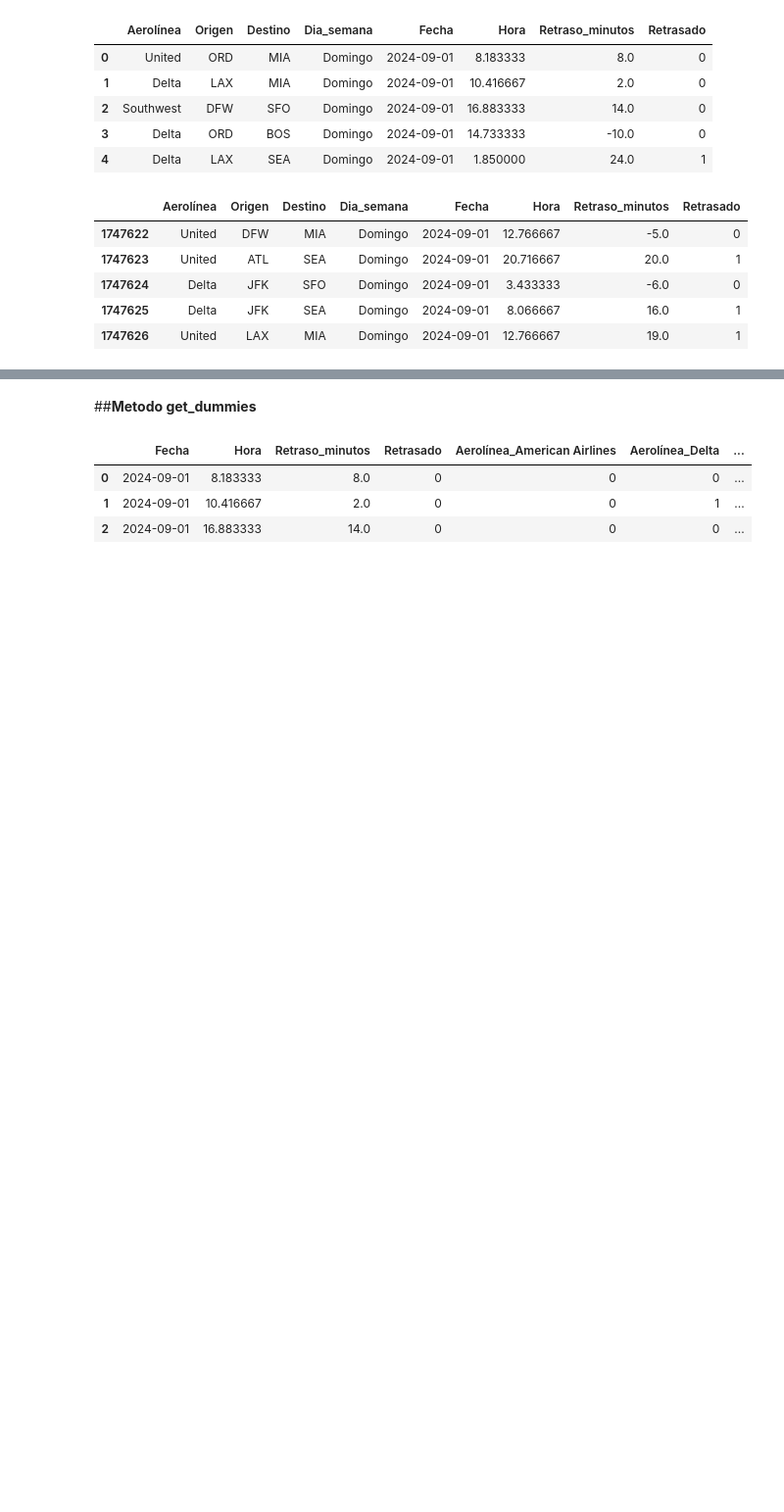
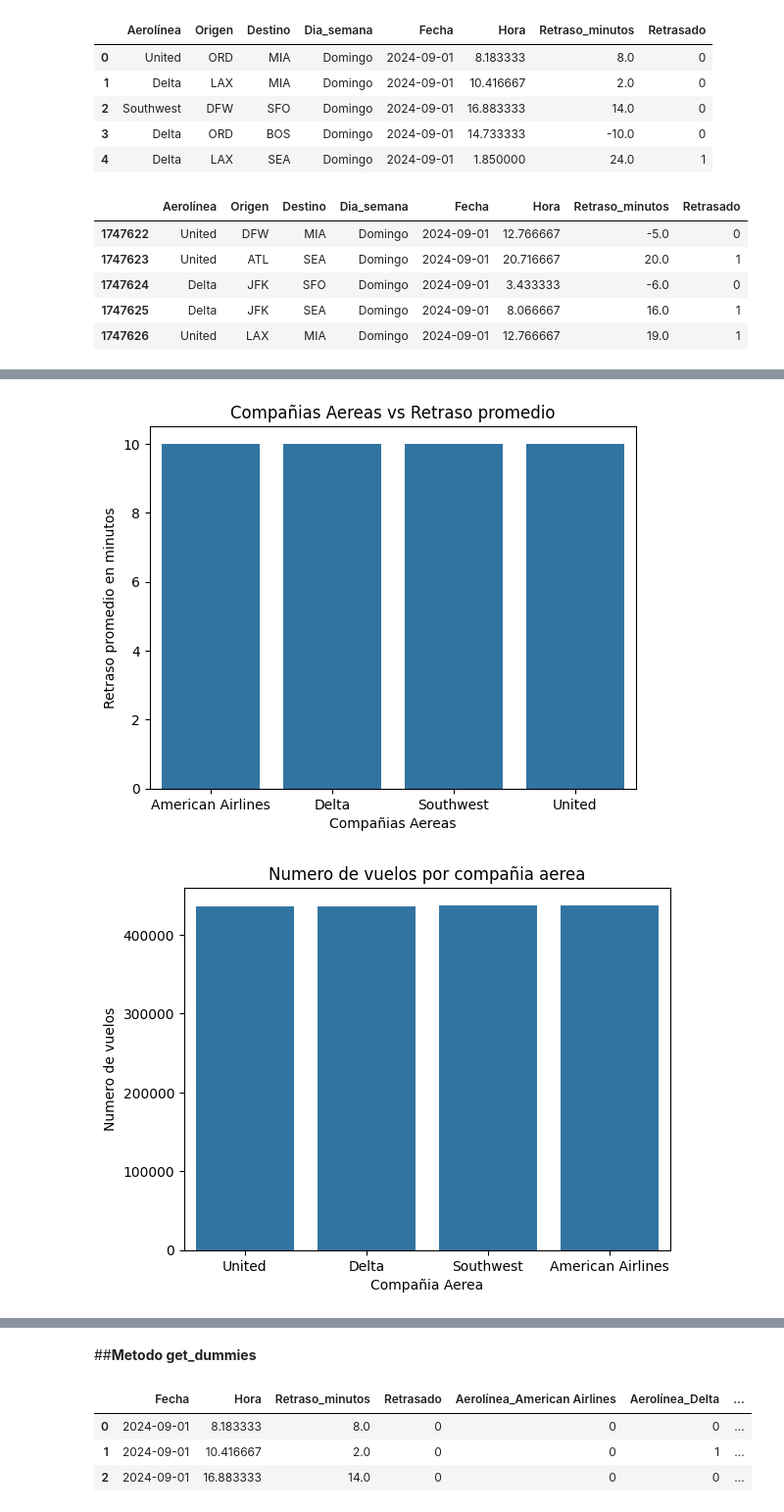
Before and after one commit to Ivan8Garcia/Proyecto_NoCountry, a Jupyter notebook: Vuelos.ipynb, the cells around one changed output, grey strips where cells are left out. Shown at 98% size. Saved outputs shown, nothing was run; the diff lists cells and outputs as text; code cells hidden in the pictures; blank space fills up the shorter version.

```diff
--- a/Vuelos.ipynb
+++ b/Vuelos.ipynb
@@ -264,0 +277,16 @@ datos.tail()
+# %%
+avg_delay= datos.groupby("Aerolínea")["Retraso_minutos"].mean().reset_index()
+sns.barplot(x="Aerolínea",y="Retraso_minutos",data=avg_delay)
+plt.title("Compañias Aereas vs Retraso promedio")
+plt.xlabel("Compañias Aereas")
+plt.ylabel("Retraso promedio en minutos")
+plt.show()
+
+sns.countplot(data=datos,x="Aerolínea")
+plt.title("Numero de vuelos por compañia aerea")
+plt.xlabel("Compañia Aerea")
+plt.ylabel("Numero de vuelos")
+plt.show()
+# %% [output]
+[figure, added]
+[figure, added]
```
Also changed, not shown: parts of 3 cells of this notebook.
